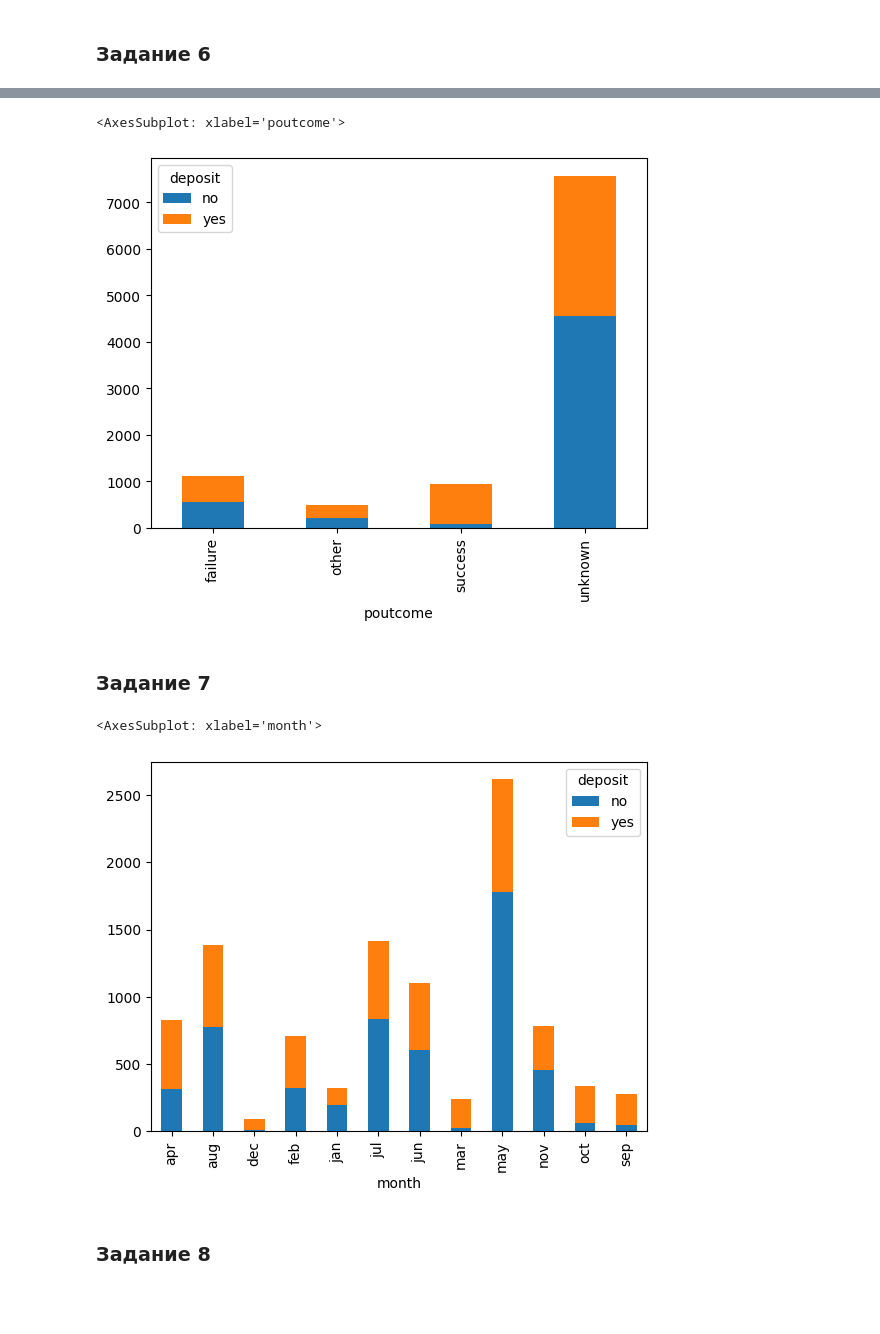
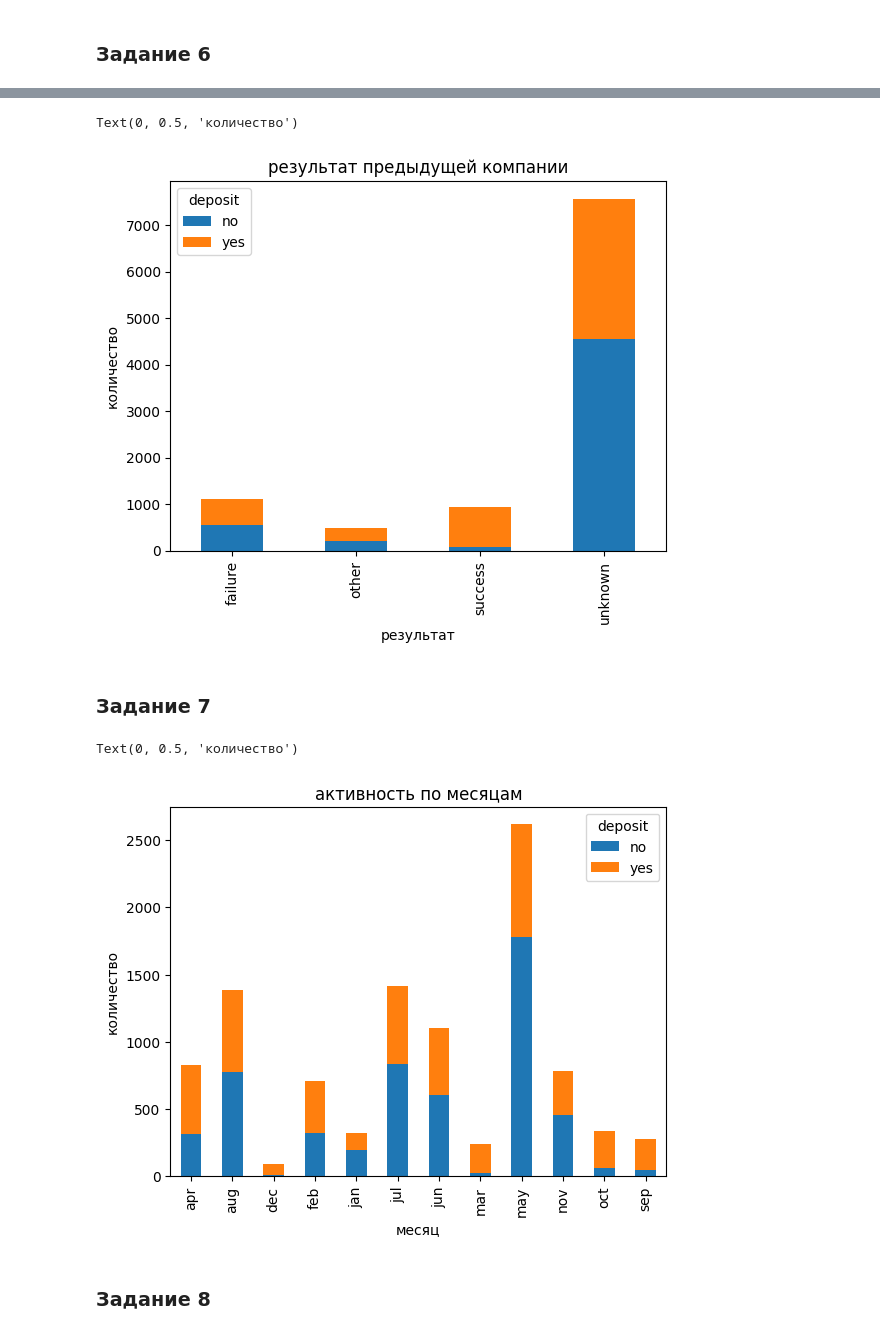
Before and after one commit to artemskorypin/SF_projects, a Jupyter notebook: project_4/Project_4_ML.ipynb, the cells around one changed output, grey strips where cells are left out. Saved outputs shown, nothing was run; the diff lists cells and outputs as text; code cells hidden in the pictures; blank space fills up the shorter version.

```diff
--- a/project_4/Project_4_ML.ipynb
+++ b/project_4/Project_4_ML.ipynb
@@ -289,21 +257,27 @@ memory usage: 1.4+ MB
 
 types = df_copy.groupby("poutcome")['deposit'].value_counts(normalize=False).unstack()
 types.plot(kind='bar', stacked='True')
+plt.title('результат предыдущей компании')
+plt.xlabel('результат')
+plt.ylabel('количество')
 # %% [output]
-<AxesSubplot: xlabel='poutcome'>
+Text(0, 0.5, 'количество')
-[figure, old version]
+[figure, new version]
 # %% [markdown]
 ### Задание 7
 # %%
 # узнайте, в каком месяце чаще всего отказывались от предложения открыть депозит
 # ваш код
 # Используем группировку 'deposit' по индексу 'poutcome'
 
 types = df_copy.groupby("month")['deposit'].value_counts(normalize=False).unstack()
 types.plot(kind='bar', stacked='True')
+plt.title('активность по месяцам')
+plt.xlabel('месяц')
+plt.ylabel('количество')
 # %% [output]
-<AxesSubplot: xlabel='month'>
+Text(0, 0.5, 'количество')
-[figure, old version]
+[figure, new version]
 # %% [markdown]
 ### Задание 8
 # %%
```
Also changed, not shown: parts of 31 cells of this notebook, 2 other files.
